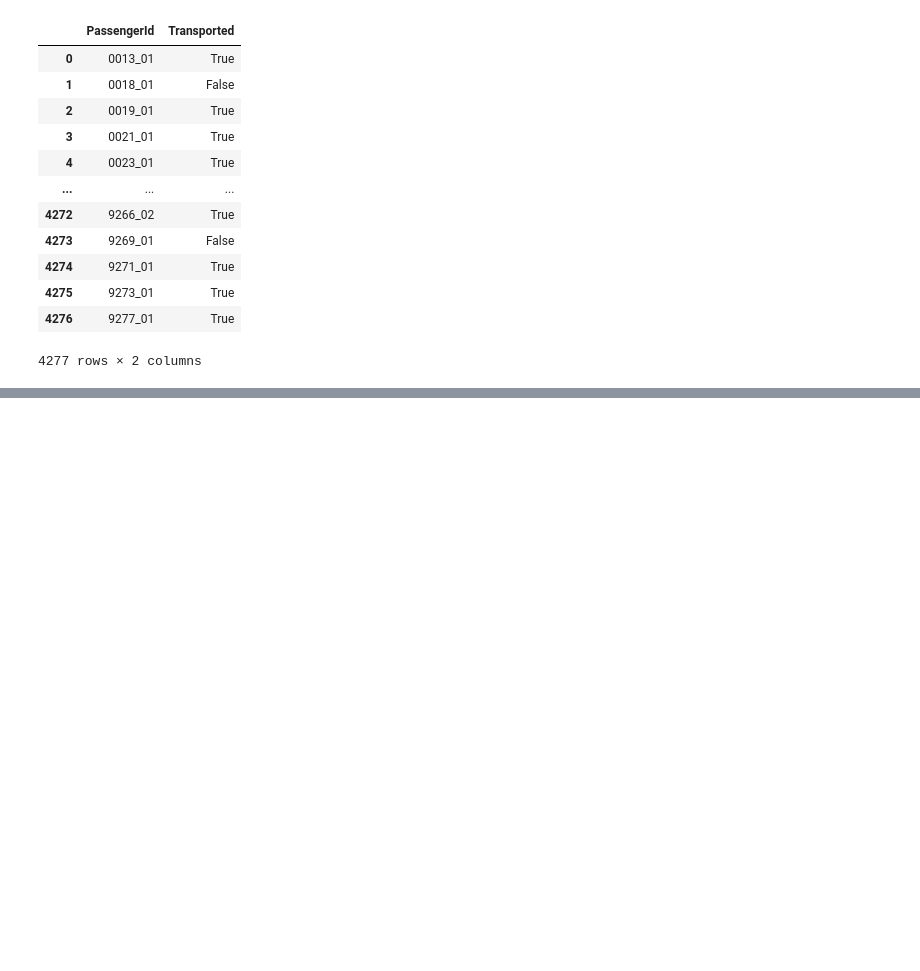
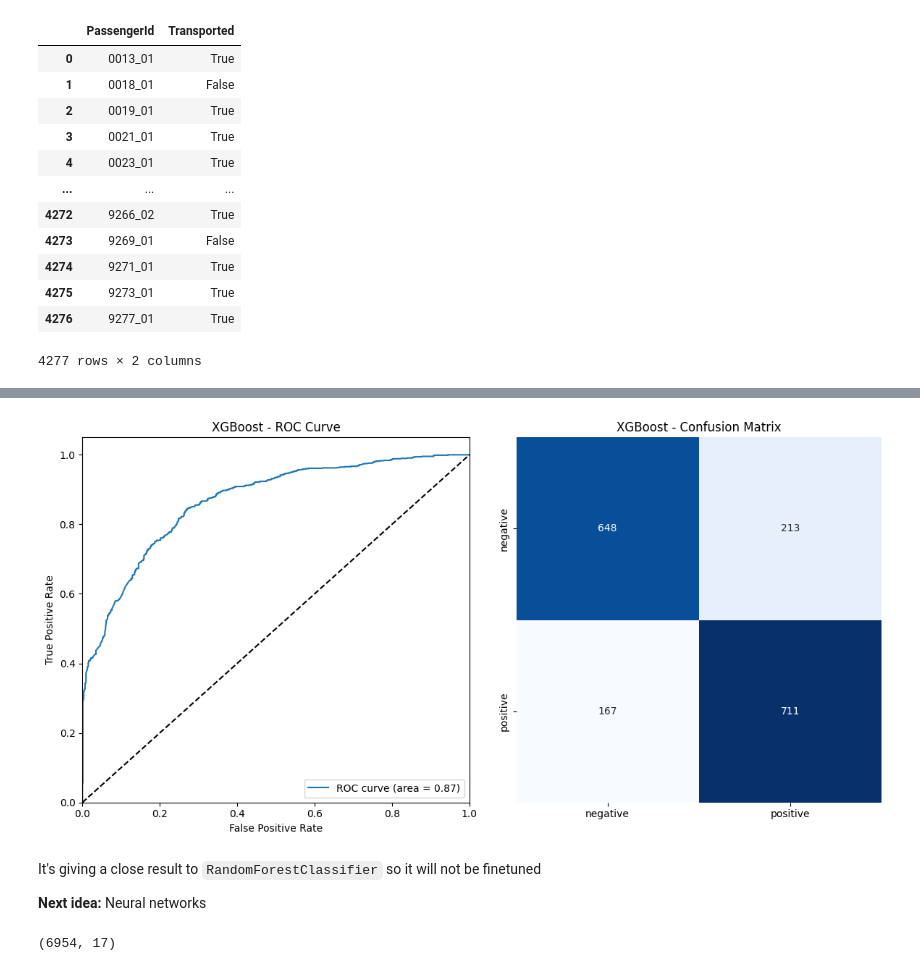
Before and after one commit to AhmadBustati/titanic-spaceship-kaggle, a Jupyter notebook: end-to-end-surviovr-predictior.ipynb, the cells around one changed output, grey strips where cells are left out. Drawn from its saved outputs; the diff is of its cells as text; code cells hidden in the pictures; blank space fills up the shorter version.

```diff
--- a/end-to-end-surviovr-predictior.ipynb
+++ b/end-to-end-surviovr-predictior.ipynb
@@ -836,0 +844,14 @@ submission.to_csv("first_submission.csv",index=False)
+# %%
+from xgboost import XGBClassifier
+from sklearn.model_selection import RandomizedSearchCV
+
+xgb_classifier = XGBClassifier()
+params = {
+    "booster": ["gbtree", "gblinear"],
+    "max_depth": np.arange(3, 11),
+    "gamma": np.logspace(-5, 0, 10),
+    "max_delta_step": np.logspace(-5, 0, 10)
+}
+
+random_xgb = RandomizedSearchCV(xgb_classifier,params,cv=5,n_iter=20,n_jobs=-1,verbose=2,refit=True)
+random_xgb.fit(transformed_data,train_y)
@@ -836,0 +911,40 @@ submission.to_csv("first_submission.csv",index=False)
+# %%
+from sklearn.metrics import confusion_matrix, roc_curve, roc_auc_score
+import seaborn as sns
+
+fig,ax = plt.subplots(1,2,figsize=(12,6))
+prediction = random_xgb.best_estimator_.predict(transformed_test)
+
+ax_confusion=ax[1]
+sns.heatmap(confusion_matrix(test_y, prediction), annot=True, fmt='d', cmap='Blues', cbar=False, square=True, xticklabels=["negative", "positive"], yticklabels=["negative", "positive"], ax=ax_confusion)
+ax_confusion.set_title('XGBoost - Confusion Matrix')
+
+prediction_proba = random_xgb.best_estimator_.predict_proba(transformed_test)[:,1]
+ax_roc=ax[0]
+# Plot ROC Curve
+fpr, tpr, _ = roc_curve(test_y, prediction_proba)
+roc_auc = roc_auc_score(test_y, prediction_proba)
+ax_roc.plot(fpr, tpr, label='ROC curve (area = %0.2f)' % roc_auc)
+ax_roc.plot([0, 1], [0, 1], 'k--')
+ax_roc.set_xlim([0.0, 1.0])
+ax_roc.set_ylim([0.0, 1.05])
+ax_roc.set_xlabel('False Positive Rate')
+ax_roc.set_ylabel('True Positive Rate')
+ax_roc.set_title('XGBoost - ROC Curve')
+ax_roc.legend(loc="lower right")
+
+# Adjust the layout and spacing of the subplots
+plt.tight_layout()
+
+# Show the plots
+plt.show()
+# %% [output]
+[figure, added]
+# %% [markdown]
+It's giving a close result to `RandomForestClassifier` so it will not be finetuned
+
+**Next idea:** Neural networks
+# %%
+transformed_data.shape
+# %% [output]
+(6954, 17)
```
Also changed, not shown: parts of 16 cells of this notebook, 7 other files.
